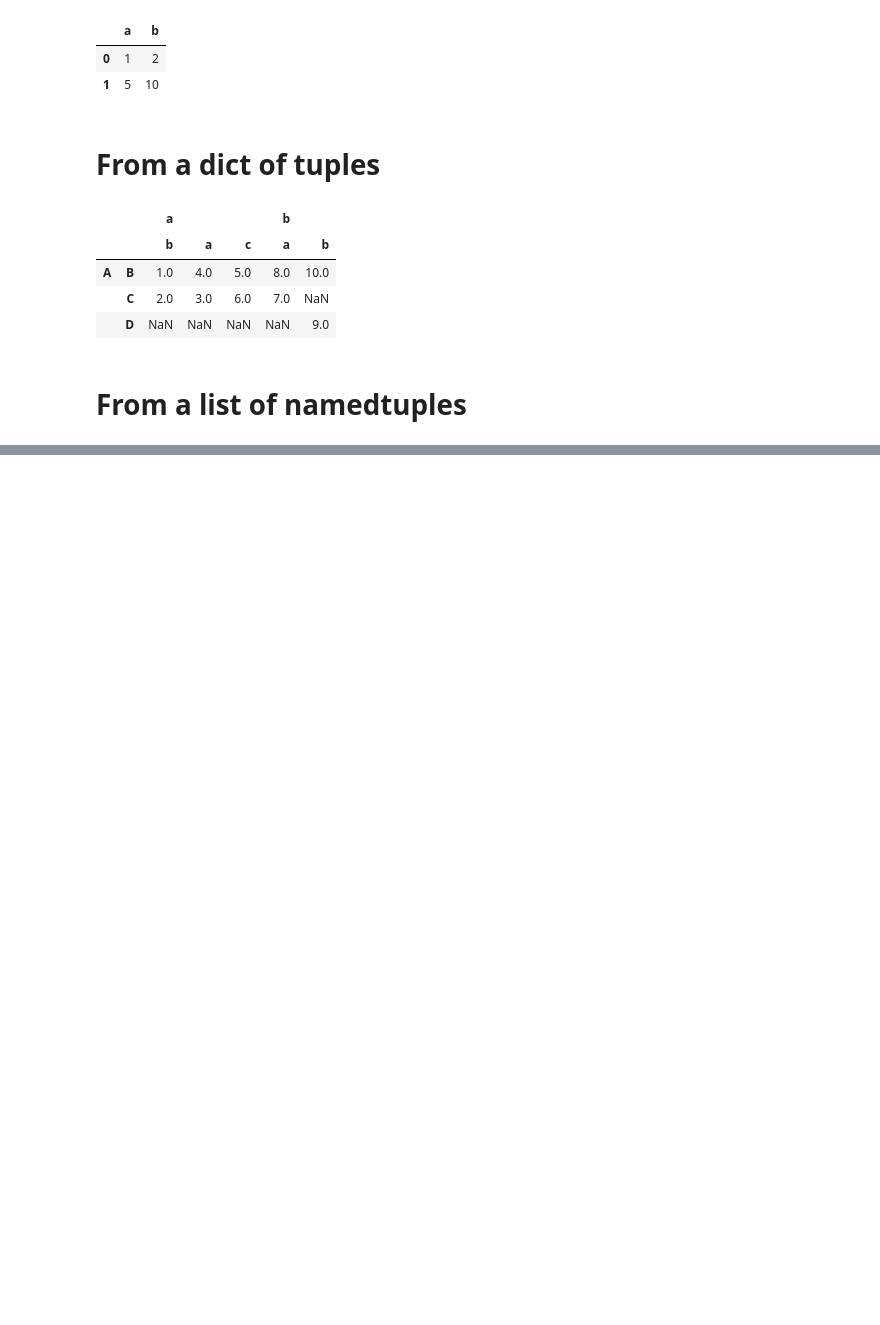
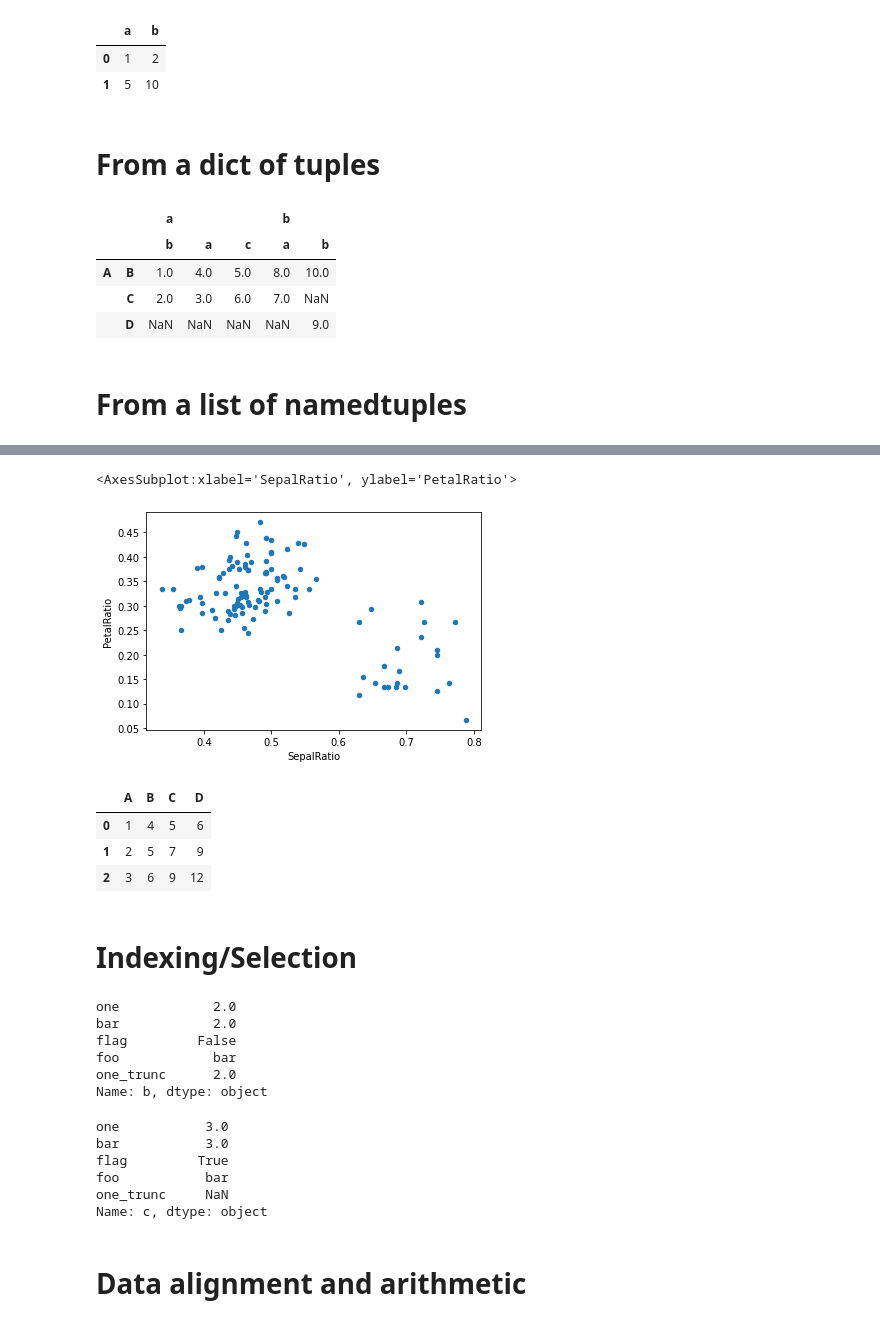
Before and after one commit to Danhuangstats/PandasLearning, a Jupyter notebook: Intro to data structures.ipynb, the cells around one changed output, grey strips where cells are left out. Cells and saved outputs as stored; diff of their text form; code cells hidden in the pictures; blank space fills up the shorter version.

```diff
--- a/Intro to data structures.ipynb
+++ b/Intro to data structures.ipynb
@@ -278,0 +425,8 @@ pd.DataFrame([Point(0,0)])
+# %%
+iris=datasets.load_iris()
+# %%
+irisDf=pd.DataFrame(iris.data)
+# %%
+irisDf['class']=iris.target
+# %%
+irisDf.columns=['SepalLength','SepalWidth','PetalLength','PetalWidth','class']
@@ -278,0 +460,10 @@ pd.DataFrame([Point(0,0)])
+# %%
+(irisDf.query('SepalLength>5').assign(
+    SepalRatio=lambda x: x.SepalWidth/x.SepalLength,
+    PetalRatio=lambda x: x.PetalWidth/x.PetalLength,
+)
+ .plot(kind='scatter',x='SepalRatio',y='PetalRatio')
+)
+# %% [output]
+<AxesSubplot:xlabel='SepalRatio', ylabel='PetalRatio'>
+[figure, added]
@@ -278,0 +475,30 @@ pd.DataFrame([Point(0,0)])
+# %%
+dfa.assign(C=lambda x: x['A']+x['B'],
+          D=lambda x: x['A']+x['C'])
+# %% [output]
+|  | A | B | C | D |
+| 0 | 1 | 4 | 5 | 6 |
+| 1 | 2 | 5 | 7 | 9 |
+| 2 | 3 | 6 | 9 | 12 |
+# %% [markdown]
+# Indexing/Selection
+# %%
+df.loc['b']
+# %% [output]
+one            2.0
+bar            2.0
+flag         False
+foo            bar
+one_trunc      2.0
+Name: b, dtype: object
+# %%
+df.iloc[2]
+# %% [output]
+one           3.0
+bar           3.0
+flag         True
+foo           bar
+one_trunc     NaN
+Name: c, dtype: object
+# %% [markdown]
+# Data alignment and arithmetic
```
Also changed, not shown: parts of 59 cells of this notebook.
